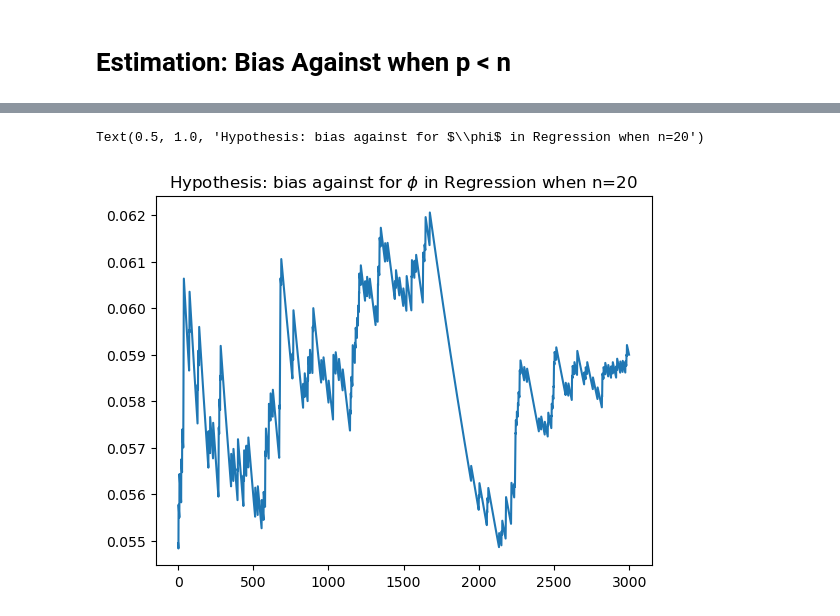
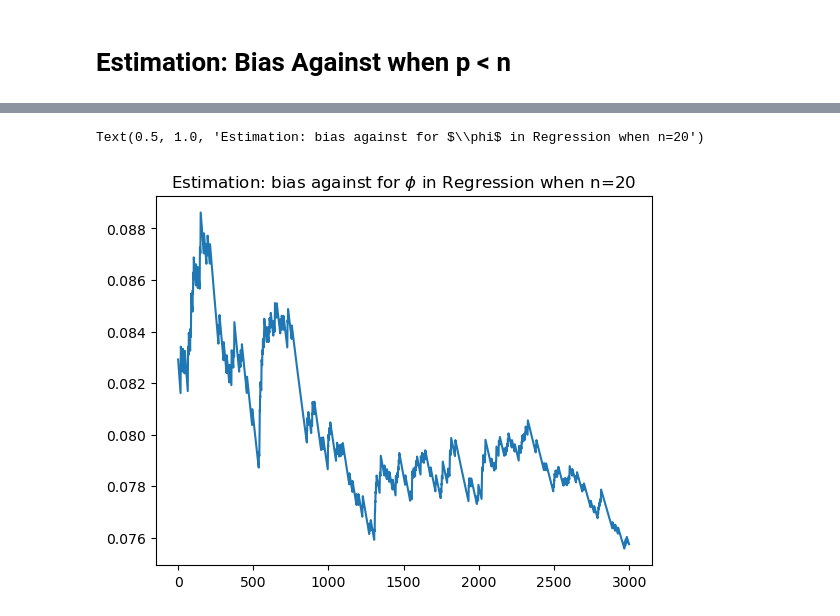
Before and after one commit to javmencia/RelativeBelief, a Jupyter notebook: Regression.ipynb, the cells around one changed output, grey strips where cells are left out. Saved outputs shown, nothing was run; the diff lists cells and outputs as text; code cells hidden in the pictures.

```diff
--- a/Regression.ipynb
+++ b/Regression.ipynb
@@ -17,21 +46,41 @@ def normal_logp_pm(x, mu, sigma):
     return -0.5 * ((x - mu) / sigma) ** 2 - pm.math.log(sigma) - 0.5*pm.math.log(2*np.pi)
 def normal_logp_np(x, mu, sigma):
     return -0.5 * ((x - mu) / sigma) ** 2 - np.log(sigma) - 0.5*np.log(2*np.pi)
+
+# Design matrix X
+def create_X(k,n):
+    # Initialize the first column of X to be all ones
+    X = np.ones((n, k+1))
+
+    for i in range(0, n):
+        # Generate a random vector with zero mean
+        xi = np.random.randn(k)
+        xi -= np.mean(xi)
+        # Normalize the vector to have L2 norm equal to 1
+        xi /= np.linalg.norm(xi)
+
+        # Set the i-th column of X to be xi
+        X[i, 1:] = xi
+
+    return X
 # %%
 n = 20
-p = 2
+p = 4
+k = 3
+X = create_X(k,n)
 
 # Design matrix X
-X = np.random.normal(size=(n, p))
+#X = np.random.normal(size=(n, p))
 
 # For beta
-beta_mu_0 = np.zeros(p)
-beta_cov_0 = np.eye(p)
-Beta_0 = np.zeros(p)
+lam = 1
+beta_mu_0 = np.array([0, 1, 2, 1])
+beta_cov_0 = lam * np.eye(p)
+Beta_0 = np.array([0, 0, 0, 0])
 
 #phi
 alpha0 = 1
 beta0 = 1
 phi0 = 1
 
-y_0 = np.zeros(n)
+y_0 = np.full(n, 0)
@@ -47,6 +115,7 @@ with pm.Model() as mh:
     phi_ = pm.Gamma("phi_", alpha = alpha0, beta = beta0, shape = 1)
     beta = pm.MvNormal("beta", mu=beta_mu_0, cov=beta_cov_0 / phi_, shape=p)
     y = pm.Normal('y', mu=pm.math.dot(X, beta), tau = phi_, shape = n)
+    mu = pm.Deterministic("mu", pm.math.dot(X, beta))
 
 # Prior predictive densities
     prior_beta = pm.Deterministic("prior_beta", pm.logp(pm.MvNormal.dist(mu=beta_mu_0, cov=beta_cov_0 / phi0, shape=p), Beta_0))
@@ -54,7 +123,7 @@ with pm.Model() as mh:
     prior_y = pm.Deterministic("prior_y", pm.logp(pm.Normal.dist(mu=pm.math.dot(X, beta_mu_0), tau=phi0), y_0))
 
 # Posterior Phi
-    Xb = pm.math.dot(X, Beta_0)
+    Xb = pm.math.dot(X, beta)
 
     # Calculate ||y - Xb||^2
     residual = y - Xb
@@ -76,18 +145,18 @@ with pm.Model() as mh:
 
 # Posterior Beta
     posterior_beta_mu = pm.math.dot(sigma_x,pm.math.dot(X.T, Xb))
-    posterior_beta_sigma = sigma_x/phi0
+    posterior_beta_sigma = sigma_x/phi_
     posterior_beta = pm.Deterministic("posterior_beta", normal_logp_pm(Beta_0, posterior_beta_mu, posterior_beta_sigma))
 
 #Posterior X*Beta
-    posterior_y = pm.Deterministic("posterior_y", pm.logp(pm.Normal.dist(mu=Xb, tau=phi0), y_0))
+    posterior_y = pm.Deterministic("posterior_y", pm.logp(pm.Normal.dist(mu=Xb, tau=phi_), y_0))
 
     logBR_phi = pm.Deterministic("logBR_phi", posterior_phi - prior_pd_phi)
     logBR_beta = pm.Deterministic("logBR_beta", posterior_beta - prior_beta)
     logBR_y = pm.Deterministic("logBR_y", posterior_y - prior_y)
 
 #Likelihood
-    likelihood_prior_pd = pm.Deterministic("likelihood_prior_pd", pm.logp(pm.Normal.dist(mu=pm.math.dot(X, beta_mu_0), tau=phi0), y_0).sum())
+    likelihood_prior_pd = pm.Deterministic("likelihood_prior_pd", pm.logp(pm.Normal.dist(mu=pm.math.dot(X, beta_mu_0), tau=phi0), y).sum())
 
 with mh:
     idata_h = pm.sample(draws=1000)
@@ -292,11 +369,11 @@ The effective sample size per chain is smaller than 100 for some parameters.  A
 # %%
 burn = 1000
 
 bias_against_phi = idata_e.posterior['logBR_phi'].values.ravel()<=0
 t_phi = bias_against_phi.shape[0]
 bias_against_mci_phi = bias_against_phi.cumsum()/np.arange(1,t_phi+1)
 plt.plot(bias_against_mci_phi[burn:], label='Bias Against (Analytical)')
-plt.title("Hypothesis: bias against for $\phi$ in Regression when n={}".format(n))
+plt.title("Estimation: bias against for $\phi$ in Regression when n={}".format(n))
 # %% [output]
-Text(0.5, 1.0, 'Hypothesis: bias against for $\\phi$ in Regression when n=20')
+Text(0.5, 1.0, 'Estimation: bias against for $\\phi$ in Regression when n=20')
-[figure, old version]
+[figure, new version]
```
Also changed, not shown: parts of 25 cells of this notebook.
